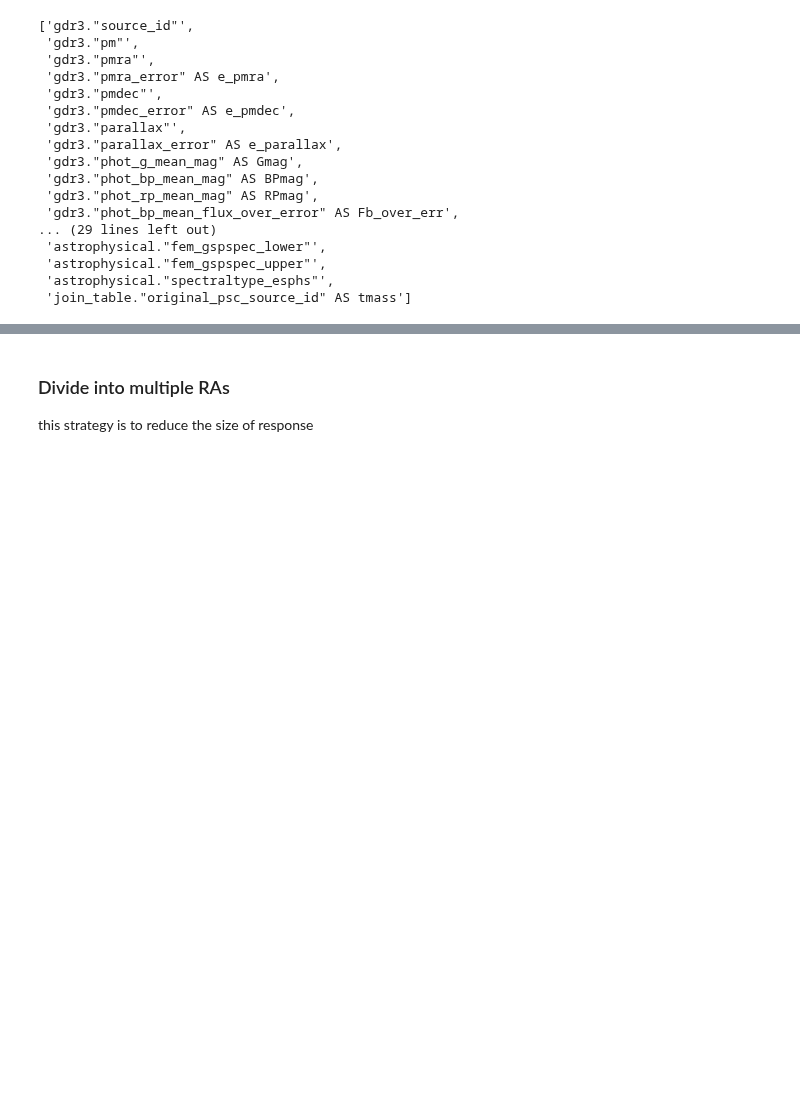
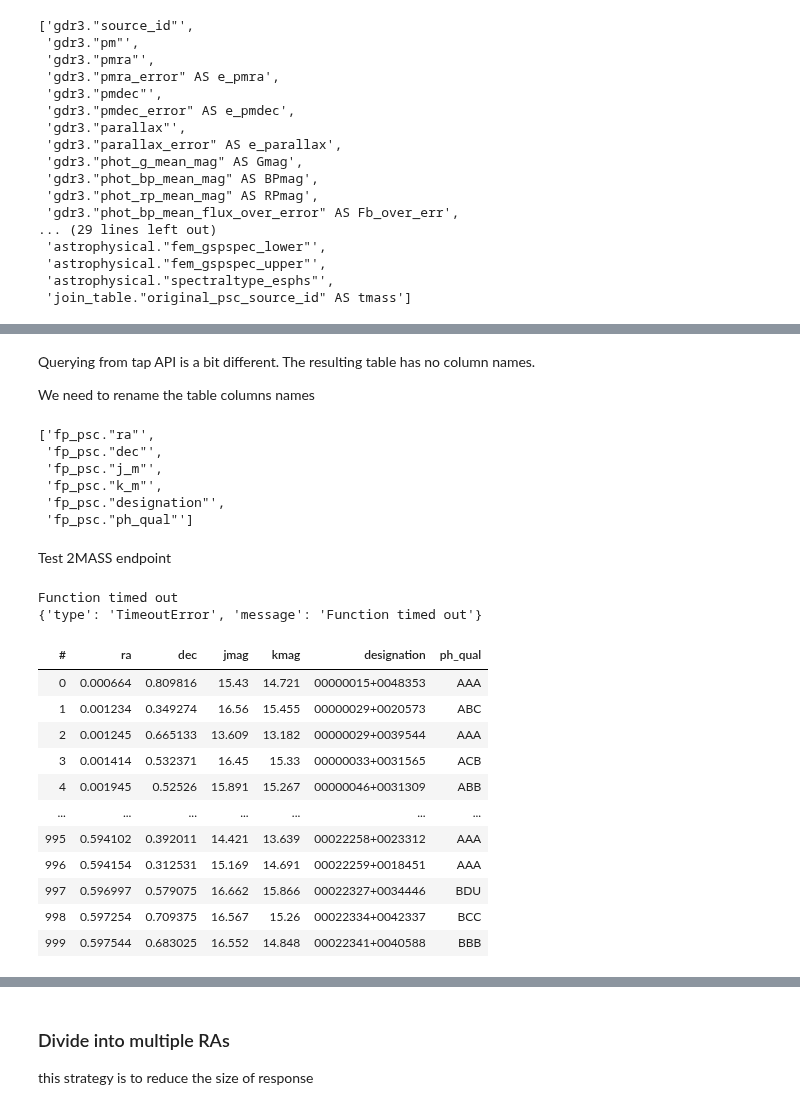
Before and after one commit to Alisyaifudin/Thesis-Project, a Jupyter notebook: 1_Collecting_Data/1.1. Gaia DR3 and 2MASS.ipynb, the cells around one changed output, grey strips where cells are left out. Saved outputs shown, nothing was run; the diff lists cells and outputs as text; code cells hidden in the pictures; blank space fills up the shorter version.

```diff
--- a/1_Collecting_Data/1.1. Gaia DR3 and 2MASS.ipynb
+++ b/1_Collecting_Data/1.1. Gaia DR3 and 2MASS.ipynb
@@ -97,6 +254,54 @@ columns
+# %% [markdown]
+Querying from tap API is a bit different. The resulting table has no column names.
+
+We need to rename the table columns names
 # %%
 # 2MASS tap endpoint
 tap_tmass = Tap(url="https://irsa.ipac.caltech.edu/TAP/sync")
 
 columns_tmass = ["ra", "dec","j_m", "k_m", "designation", "ph_qual"]
-columns_tmass_names = ["ra", "dec", "Jmag", "Kmag", "designation", "ph_qual"]
+
+# rename the table columns as
+columns_tmass_names = ["ra", "dec","jmag", "kmag", "designation", "ph_qual"]
+
+tmass_table = "fp_psc"
+column_tmass = list(map(lambda x: append_name(x, tmass_table), columns_tmass))
+column_tmass
+# %% [output]
+['fp_psc."ra"',
+ 'fp_psc."dec"',
+ 'fp_psc."j_m"',
+ 'fp_psc."k_m"',
+ 'fp_psc."designation"',
+ 'fp_psc."ph_qual"']
+# %% [markdown]
+Test 2MASS endpoint
+# %%
+TOP = 1000
+query_tmass = f"""
+SELECT TOP {TOP} {", ".join(columns_tmass)}
+FROM {tmass_table}
+WHERE ra BETWEEN 0 AND 1
+AND dec BETWEEN 0 AND 1
+"""
+
+df_tmass = launch_job(tap_tmass.launch_job, query_tmass, cols=columns_tmass_names, duration=2)
+# %% [output]
+Function timed out
+{'type': 'TimeoutError', 'message': 'Function timed out'}
+# %%
+df_tmass = launch_job(tap_tmass.launch_job, query_tmass, cols=columns_tmass_names, duration=10)
+df_tmass
+# %% [output]
+| # | ra | dec | jmag | kmag | designation | ph_qual |
+| 0 | 0.000664 | 0.809816 | 15.43 | 14.721 | 00000015+0048353 | AAA |
+| 1 | 0.001234 | 0.349274 | 16.56 | 15.455 | 00000029+0020573 | ABC |
+| 2 | 0.001245 | 0.665133 | 13.609 | 13.182 | 00000029+0039544 | AAA |
+| 3 | 0.001414 | 0.532371 | 16.45 | 15.33 | 00000033+0031565 | ACB |
+| 4 | 0.001945 | 0.52526 | 15.891 | 15.267 | 00000046+0031309 | ABB |
+| ... | ... | ... | ... | ... | ... | ... |
+| 995 | 0.594102 | 0.392011 | 14.421 | 13.639 | 00022258+0023312 | AAA |
+| 996 | 0.594154 | 0.312531 | 15.169 | 14.691 | 00022259+0018451 | AAA |
+| 997 | 0.596997 | 0.579075 | 16.662 | 15.866 | 00022327+0034446 | BDU |
+| 998 | 0.597254 | 0.709375 | 16.567 | 15.26 | 00022334+0042337 | BCC |
+| 999 | 0.597544 | 0.683025 | 16.552 | 14.848 | 00022341+0040588 | BBB |
```
Also changed, not shown: parts of 24 cells of this notebook, 4 other files.
